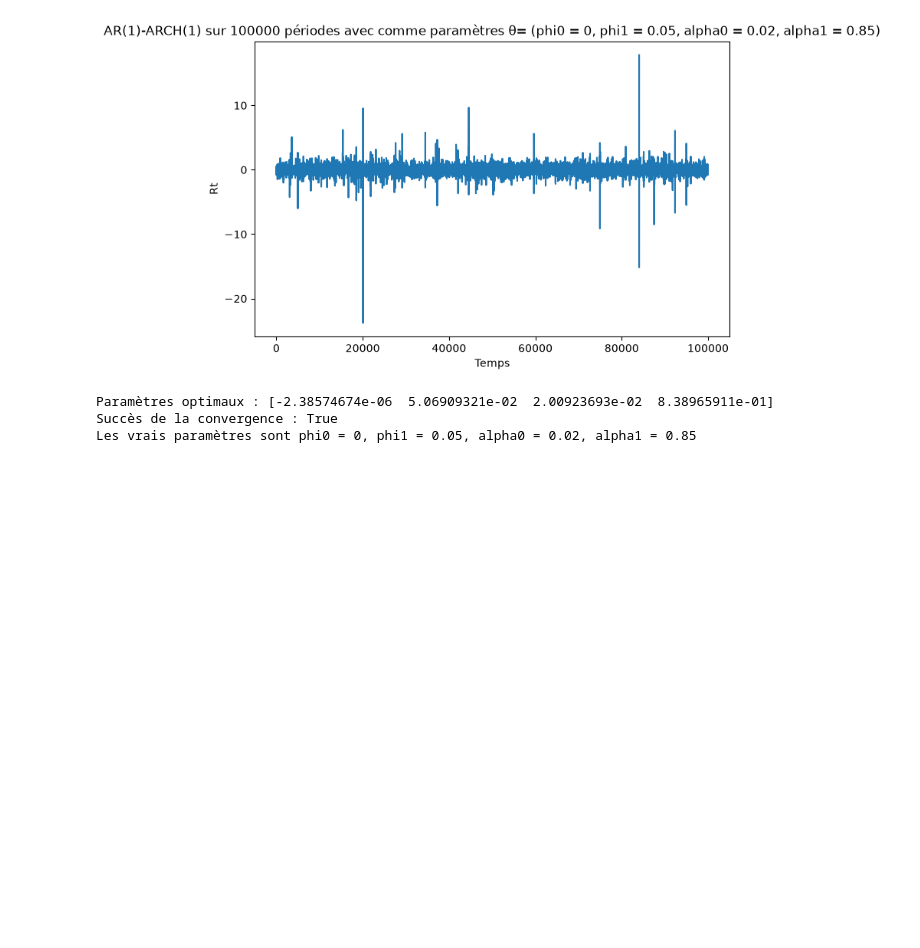
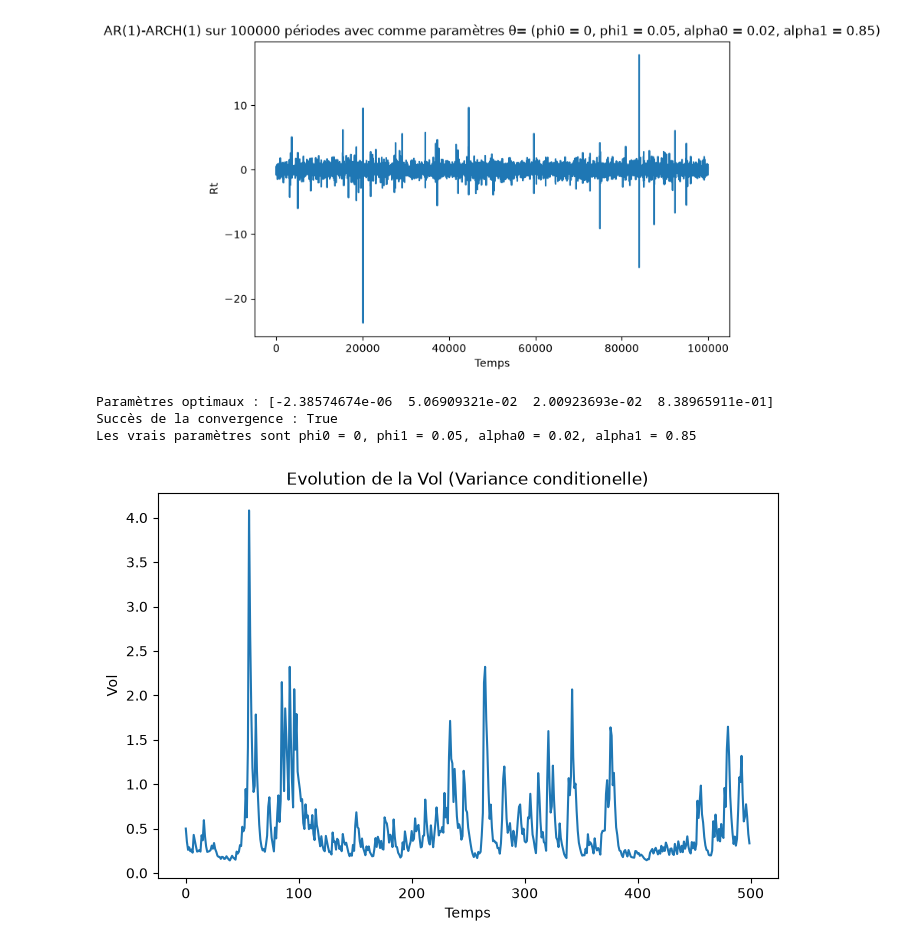
Before and after one commit to Maxime-Skryma/Spread_Crypto, a Jupyter notebook: Simulations_ARCH_AR.ipynb, the cells around one changed output. Saved outputs shown, nothing was run; the diff lists cells and outputs as text; code cells hidden in the pictures; blank space fills up the shorter version.

Commit message:
GARCH implemented

```diff
--- a/Simulations_ARCH_AR.ipynb
+++ b/Simulations_ARCH_AR.ipynb
@@ -325,3 +325,37 @@ print(f"Les vrais paramètres sont phi0 = {phi0}, phi1 = {phi1}, alpha0 = {alpha
 Paramètres optimaux : [-2.38574674e-06  5.06909321e-02  2.00923693e-02  8.38965911e-01]
 Succès de la convergence : True
 Les vrais paramètres sont phi0 = 0, phi1 = 0.05, alpha0 = 0.02, alpha1 = 0.85
+# %%
+def simulate_GARCH(n, alpha0, alpha1, beta0):
+    if alpha0 <= 0 or alpha1 < 0 or beta0 < 0:
+        raise ValueError("Les paramètres doivent être strictement positifs pour garantir une variance > 0.")
+    if alpha1 + beta0 >= 1:
+        raise ValueError("Le processus n'est pas stationnaire (alpha1 + beta0 >= 1). La variance va exploser.")
+
+    rng = np.random.default_rng()
+    z = rng.standard_normal(n)
+
+    eps = np.zeros(n)
+    sigma_carre = np.zeros(n)
+
+    eps[0] = 0 #init
+    sigma_carre[0] = alpha0 / (1 - alpha1 - beta0) # Variance inconditionnelle du GARCH
+
+    for k in range(1, n):
+        sigma_carre[k] = alpha0 + alpha1 * (eps[k-1]**2) + beta0 * sigma_carre[k-1]
+
+        eps[k] = z[k] * np.sqrt(sigma_carre[k])
+
+    return eps, sigma_carre
+
+    #sigma_carre est la vol conditionelle
+# %%
+eps, sigma_carre=simulate_GARCH(500,0.05,0.3,0.6)
+plt.figure(figsize=(8, 5))
+plt.plot(sigma_carre)
+plt.title('Evolution de la Vol (Variance conditionelle)')
+plt.xlabel('Temps')
+plt.ylabel('Vol')
+plt.show()
+# %% [output]
+[figure, added]
```
Also changed, not shown: parts of 4 cells of this notebook.
